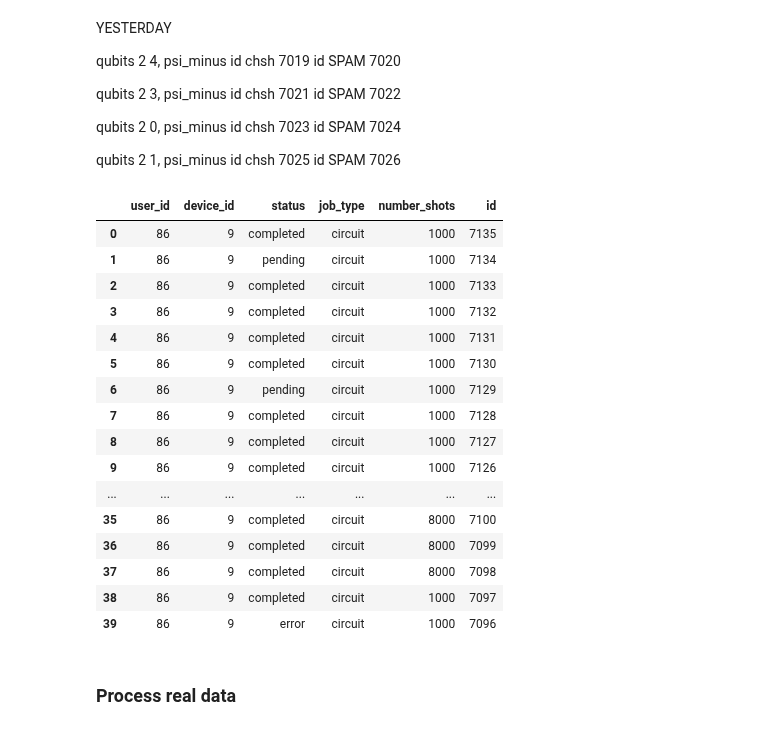
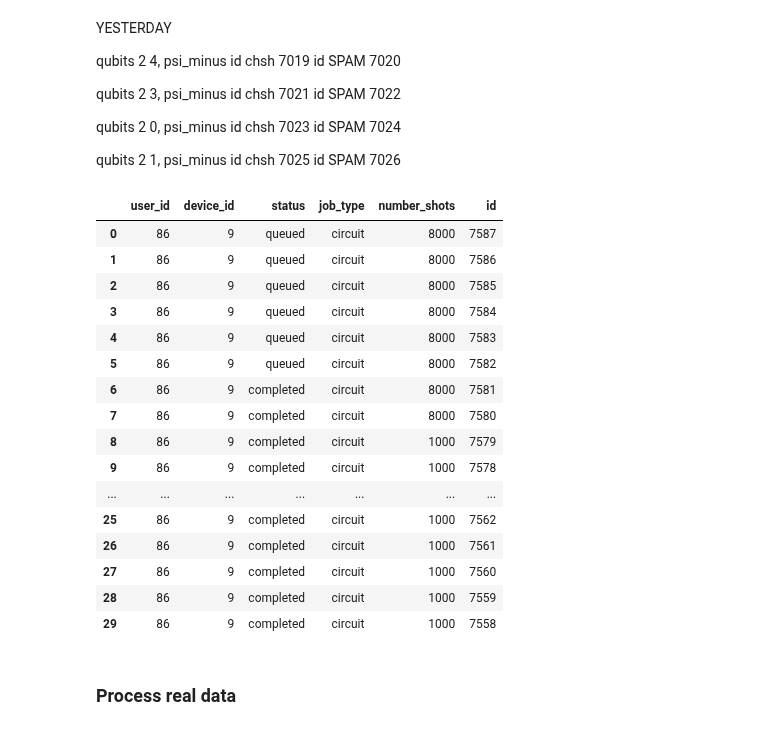
Before and after one commit to qilimanjaro-tech/qiboconnection-portfolio, a Jupyter notebook: chsh.ipynb, the cells around one changed output. Saved outputs shown, nothing was run; the diff lists cells and outputs as text; code cells hidden in the pictures.

```diff
--- a/chsh.ipynb
+++ b/chsh.ipynb
@@ -175,23 +179,23 @@ result_id_spam = 7101
 # %%
-api.list_jobs().dataframe[:40]
+api.list_jobs().dataframe[:30]
 # %% [output]
 |  | user_id | device_id | status | job_type | number_shots | id |
-| 0 | 86 | 9 | completed | circuit | 1000 | 7135 |
-| 1 | 86 | 9 | pending | circuit | 1000 | 7134 |
-| 2 | 86 | 9 | completed | circuit | 1000 | 7133 |
-| 3 | 86 | 9 | completed | circuit | 1000 | 7132 |
-| 4 | 86 | 9 | completed | circuit | 1000 | 7131 |
-| 5 | 86 | 9 | completed | circuit | 1000 | 7130 |
-| 6 | 86 | 9 | pending | circuit | 1000 | 7129 |
-| 7 | 86 | 9 | completed | circuit | 1000 | 7128 |
-| 8 | 86 | 9 | completed | circuit | 1000 | 7127 |
-| 9 | 86 | 9 | completed | circuit | 1000 | 7126 |
+| 0 | 86 | 9 | queued | circuit | 8000 | 7587 |
+| 1 | 86 | 9 | queued | circuit | 8000 | 7586 |
+| 2 | 86 | 9 | queued | circuit | 8000 | 7585 |
+| 3 | 86 | 9 | queued | circuit | 8000 | 7584 |
+| 4 | 86 | 9 | queued | circuit | 8000 | 7583 |
+| 5 | 86 | 9 | queued | circuit | 8000 | 7582 |
+| 6 | 86 | 9 | completed | circuit | 8000 | 7581 |
+| 7 | 86 | 9 | completed | circuit | 8000 | 7580 |
+| 8 | 86 | 9 | completed | circuit | 1000 | 7579 |
+| 9 | 86 | 9 | completed | circuit | 1000 | 7578 |
 | ... | ... | ... | ... | ... | ... | ... |
-| 35 | 86 | 9 | completed | circuit | 8000 | 7100 |
-| 36 | 86 | 9 | completed | circuit | 8000 | 7099 |
-| 37 | 86 | 9 | completed | circuit | 8000 | 7098 |
-| 38 | 86 | 9 | completed | circuit | 1000 | 7097 |
-| 39 | 86 | 9 | error | circuit | 1000 | 7096 |
+| 25 | 86 | 9 | completed | circuit | 1000 | 7562 |
+| 26 | 86 | 9 | completed | circuit | 1000 | 7561 |
+| 27 | 86 | 9 | completed | circuit | 1000 | 7560 |
+| 28 | 86 | 9 | completed | circuit | 1000 | 7559 |
+| 29 | 86 | 9 | completed | circuit | 1000 | 7558 |
 # %% [markdown]
 ### Process real data
 # %%
```
Also changed, not shown: parts of 8 cells of this notebook.
